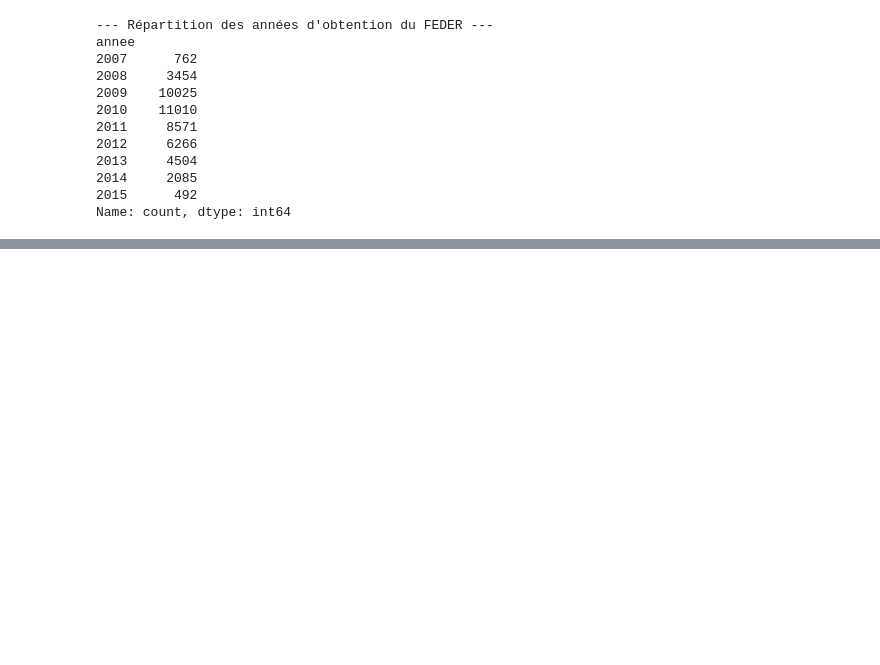
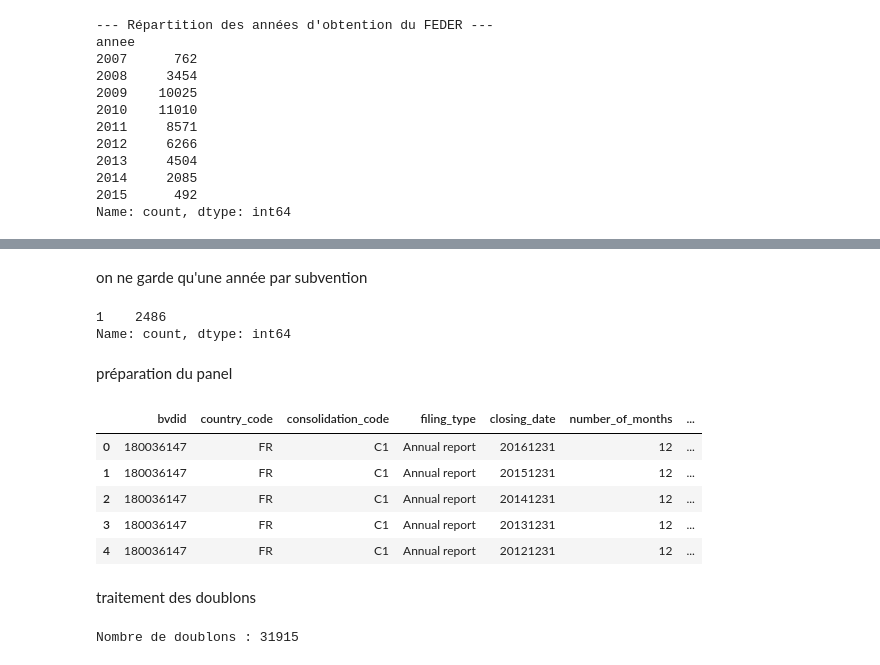
Before and after one commit to isaurepillet/stage_2A, a Jupyter notebook: data/PSM_preparation.ipynb, the cells around one changed output, grey strips where cells are left out. Drawn from its saved outputs; the diff is of its cells as text; code cells hidden in the pictures; blank space fills up the shorter version.

```diff
--- a/data/PSM_preparation.ipynb
+++ b/data/PSM_preparation.ipynb
@@ -434,0 +174,26 @@ print(model_did.summary())
+# %% [markdown]
+on ne garde qu'une année par subvention
+# %%
+treated = (
+    traitement
+    .groupby("bvdid", as_index=False)
+    .agg(
+        cohort=("annee", "min")
+    )
+)
+
+treated.head()
+# %% [output]
+1    2486
+Name: count, dtype: int64
+# %% [markdown]
+préparation du panel
+# %%
+controls_clean.head()
+# %% [output]
+|  | bvdid | country_code | consolidation_code | filing_type | closing_date | number_of_months | ... |
+| 0 | 180036147 | FR | C1 | Annual report | 20161231 | 12 | ... |
+| 1 | 180036147 | FR | C1 | Annual report | 20151231 | 12 | ... |
+| 2 | 180036147 | FR | C1 | Annual report | 20141231 | 12 | ... |
+| 3 | 180036147 | FR | C1 | Annual report | 20131231 | 12 | ... |
+| 4 | 180036147 | FR | C1 | Annual report | 20121231 | 12 | ... |
@@ -434,0 +216,11 @@ print(model_did.summary())
+# %% [markdown]
+traitement des doublons
+# %%
+dup = (
+    panel
+    .duplicated(subset=["bvdid", "year"])
+)
+
+print("Nombre de doublons :", dup.sum())
+# %% [output]
+Nombre de doublons : 31915
```
Also changed, not shown: parts of 27 cells of this notebook.
